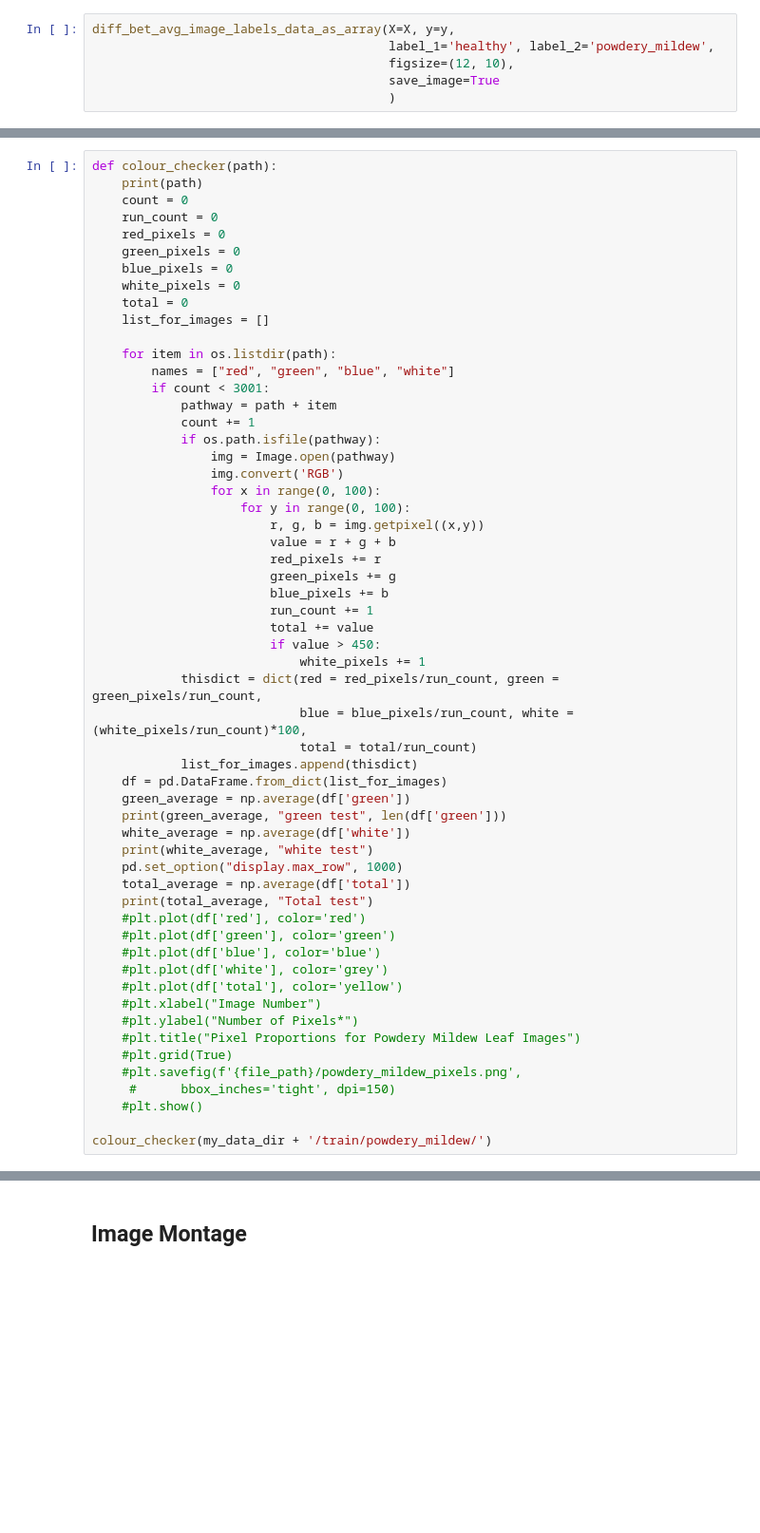
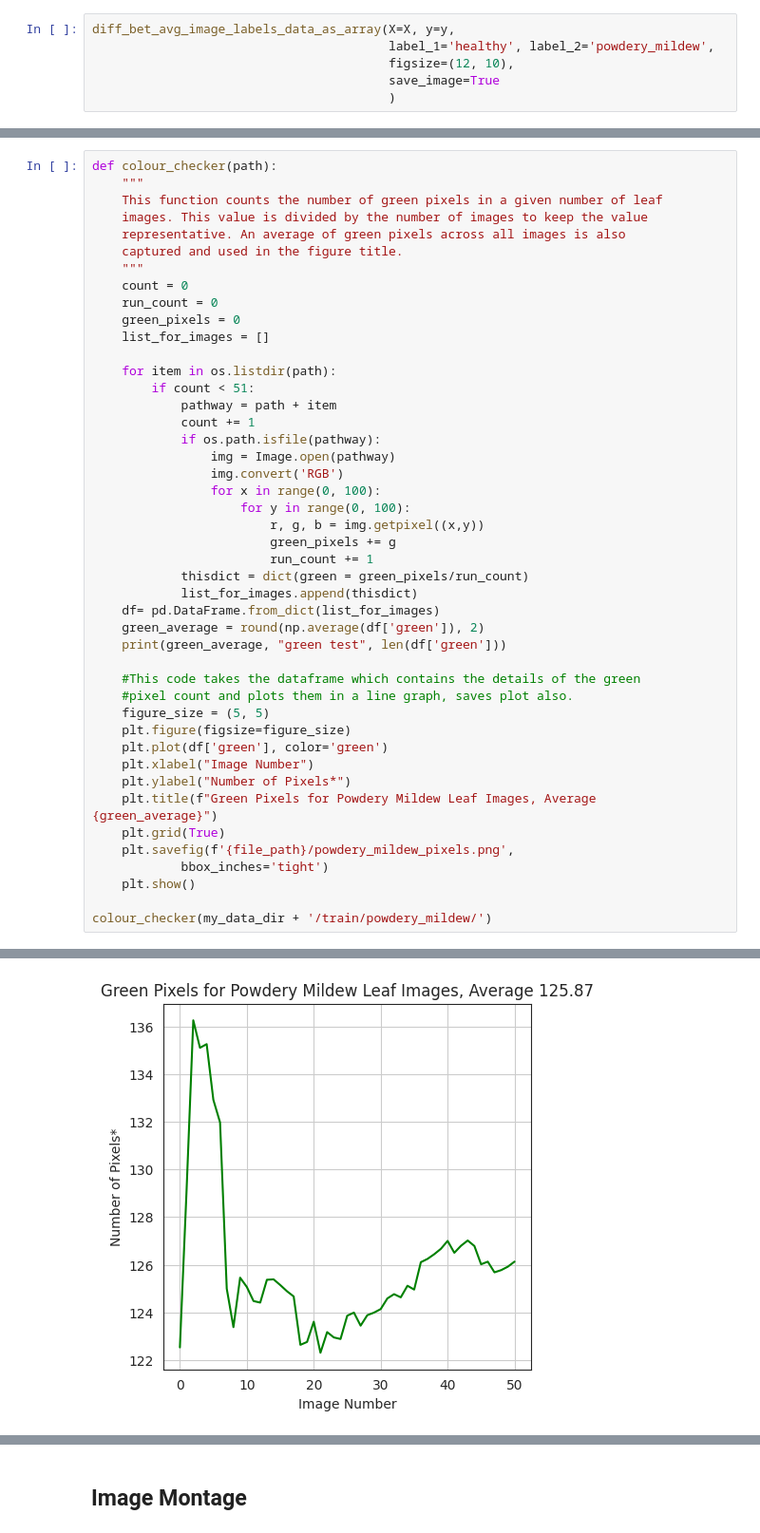
Before and after one commit to TomLiDev/mildew-detector, a Jupyter notebook: jupyter_notebooks/DataVisualisation.ipynb, the cells around one changed output, grey strips where cells are left out. Shown at 95% size. Cells and saved outputs as stored; diff of their text form; blank space fills up the shorter version.

Commit message:
Add green pixel analysis figures

```diff
--- a/jupyter_notebooks/DataVisualisation.ipynb
+++ b/jupyter_notebooks/DataVisualisation.ipynb
@@ -259,18 +278,18 @@ from PIL import Image
 # %%
 def colour_checker(path):
-    print(path)
+    """
+    This function counts the number of green pixels in a given number of leaf
+    images. This value is divided by the number of images to keep the value
+    representative. An average of green pixels across all images is also
+    captured and used in the figure title.
+    """
     count = 0
     run_count = 0
-    red_pixels = 0
     green_pixels = 0
-    blue_pixels = 0
-    white_pixels = 0
-    total = 0
     list_for_images = []
 
     for item in os.listdir(path):
-        names = ["red", "green", "blue", "white"]
-        if count < 3001:
+        if count < 51:
             pathway = path + item
             count += 1
             if os.path.isfile(pathway):
@@ -279,38 +298,26 @@ def colour_checker(path):
                 for x in range(0, 100):
                     for y in range(0, 100):
                         r, g, b = img.getpixel((x,y))
-                        value = r + g + b
-                        red_pixels += r
                         green_pixels += g
-                        blue_pixels += b
                         run_count += 1
-                        total += value
-                        if value > 450:
-                            white_pixels += 1
-            thisdict = dict(red = red_pixels/run_count, green = green_pixels/run_count,
-                            blue = blue_pixels/run_count, white = (white_pixels/run_count)*100,
-                            total = total/run_count)
+            thisdict = dict(green = green_pixels/run_count)
             list_for_images.append(thisdict)
-    df = pd.DataFrame.from_dict(list_for_images)
-    green_average = np.average(df['green'])
+    df= pd.DataFrame.from_dict(list_for_images)
+    green_average = round(np.average(df['green']), 2)
     print(green_average, "green test", len(df['green']))
-    white_average = np.average(df['white'])
-    print(white_average, "white test")
-    pd.set_option("display.max_row", 1000)
-    total_average = np.average(df['total'])
-    print(total_average, "Total test")
-    #plt.plot(df['red'], color='red')
-    #plt.plot(df['green'], color='green')
-    #plt.plot(df['blue'], color='blue')
-    #plt.plot(df['white'], color='grey')
-    #plt.plot(df['total'], color='yellow')
-    #plt.xlabel("Image Number")
-    #plt.ylabel("Number of Pixels*")
-    #plt.title("Pixel Proportions for Powdery Mildew Leaf Images")
-    #plt.grid(True)
-    #plt.savefig(f'{file_path}/powdery_mildew_pixels.png',
-     #      bbox_inches='tight', dpi=150)
-    #plt.show()
+
+    #This code takes the dataframe which contains the details of the green
+    #pixel count and plots them in a line graph, saves plot also.
+    figure_size = (5, 5)
+    plt.figure(figsize=figure_size)
+    plt.plot(df['green'], color='green')
+    plt.xlabel("Image Number")
+    plt.ylabel("Number of Pixels*")
+    plt.title(f"Green Pixels for Powdery Mildew Leaf Images, Average {green_average}")
+    plt.grid(True)
+    plt.savefig(f'{file_path}/powdery_mildew_pixels.png',
+            bbox_inches='tight')
+    plt.show()
 
 colour_checker(my_data_dir + '/train/powdery_mildew/')
 # %% [output]
@@ -320,0 +325 @@ inputs/mildew_dataset/cherry-leaves/resized/train/powdery_mildew/
+[figure, added]
```
Also changed, not shown: parts of 11 cells of this notebook, 7 other files.
